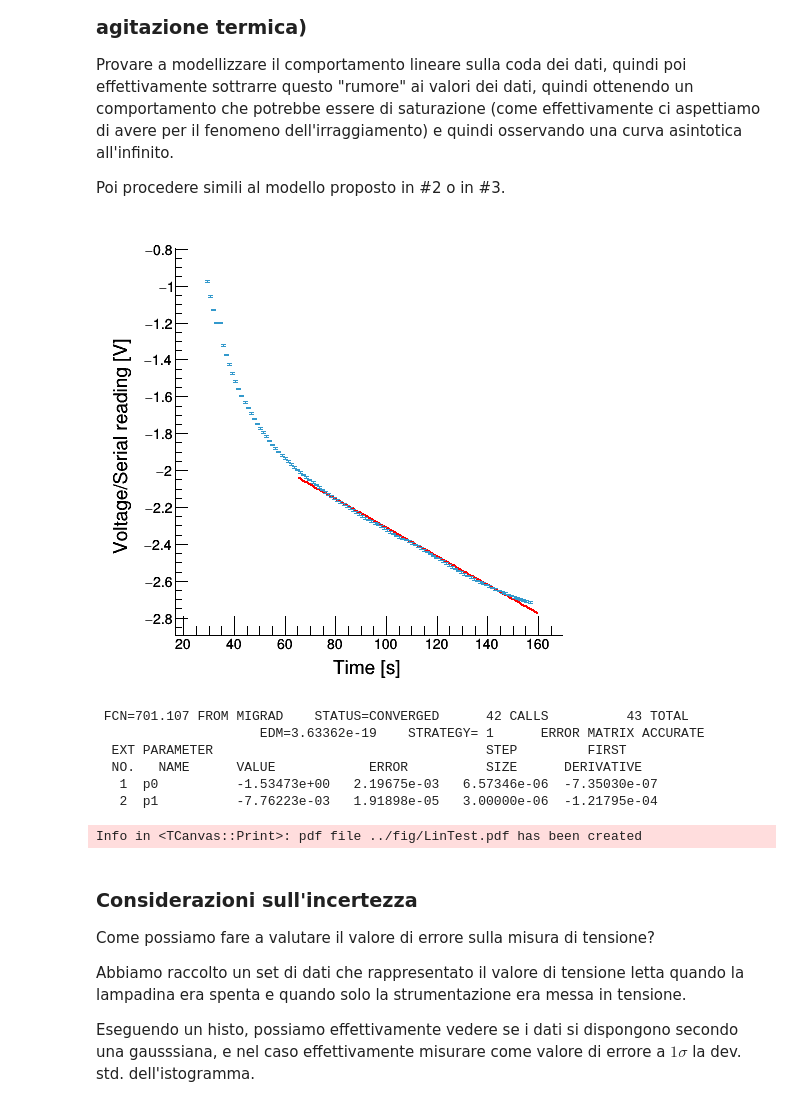
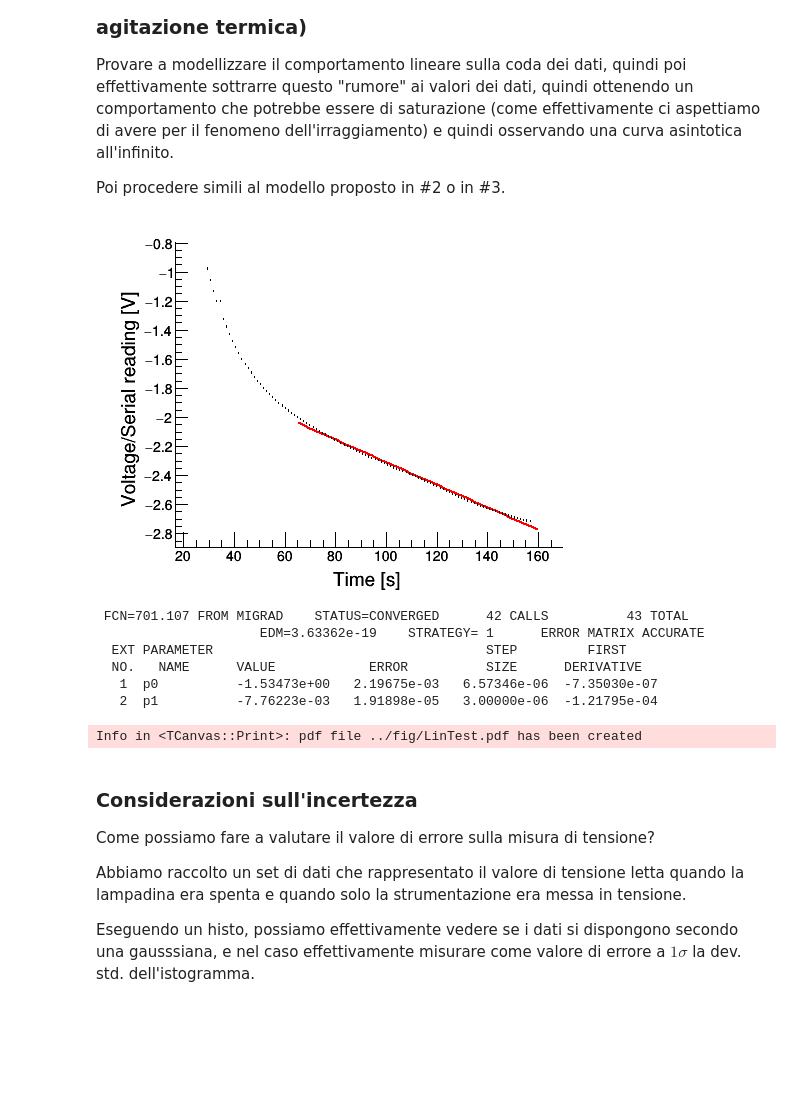
Before and after one commit to mattiasotgia/Lab2, a Jupyter notebook: esperienza_4__irraggiamento_lampadina/analisi_dati/2021_12_21_data_analysis_LAB_R2.ipynb, the cells around one changed output. Drawn from its saved outputs; the diff is of its cells as text; code cells hidden in the pictures; blank space fills up the shorter version.

Commit message:
smaller plot

```diff
--- a/esperienza_4__irraggiamento_lampadina/analisi_dati/2021_12_21_data_analysis_LAB_R2.ipynb
+++ b/esperienza_4__irraggiamento_lampadina/analisi_dati/2021_12_21_data_analysis_LAB_R2.ipynb
@@ -570,34 +569,34 @@ Provare a modellizzare il comportamento lineare sulla coda dei dati, quindi poi
 Poi procedere simili al modello proposto in #2 o in #3.
 # %%
 // testing in .05 m setup
-TCanvas *c5 = new TCanvas("", "", 500, 500);
+TCanvas *c5 = new TCanvas("", "", 500, 400);
 graphset::setcanvas(c5);
 
 //g->SetTitle((name_data_t[table] + ";Time [s]; #splitline{Voltage}{Serial reading [V]}").c_str());
-graphset::set_TGraphAxis(g, "Voltage/Serial reading [V]", 1.5, "Time [s]");
-g->Draw("ap");
-g->SetLineColor(kAzure+5);
+graphset::set_TGraphAxis(g, "Voltage/Serial reading [V]", 1, "Time [s]");
+g->Draw("ap z");
+//g->SetLineColor(kAzure+5);
 
 double xmin = 65;
 double xmax = 160;
 
 TF1 *mod4_subtract = new TF1("mod4_subtract", "[0]+[1]*x", xmin, xmax);
 g->Fit("mod4_subtract", "R");
 
 TGraphErrors *clean = (TGraphErrors*)g->Clone();
 graphset::setmarker(clean, kGreen-1);
 for(int j=0; j<g->GetN(); j++){
     clean->SetPoint(j, g->GetX()[j],
                     (g->GetX()[j]<=xmin)?
                     g->GetY()[j]:g->GetY()[j]+abs(mod4_subtract->Eval(xmin)-mod4_subtract->Eval(g->GetX()[j])));
     clean->SetPointError(j, 0, 0.014);
 }
 
 //clean->Draw("p");
 c5->Draw();
-//c5->SaveAs("../fig/LinTest.pdf");
+c5->SaveAs("../fig/LinTest.pdf");
 # %% [output]
-[figure, old version]
+[figure, new version]
  FCN=701.107 FROM MIGRAD    STATUS=CONVERGED      42 CALLS          43 TOTAL
                      EDM=3.63362e-19    STRATEGY= 1      ERROR MATRIX ACCURATE
   EXT PARAMETER                                   STEP         FIRST
```
Also changed, not shown: parts of 2 cells of this notebook, 3 other files.
